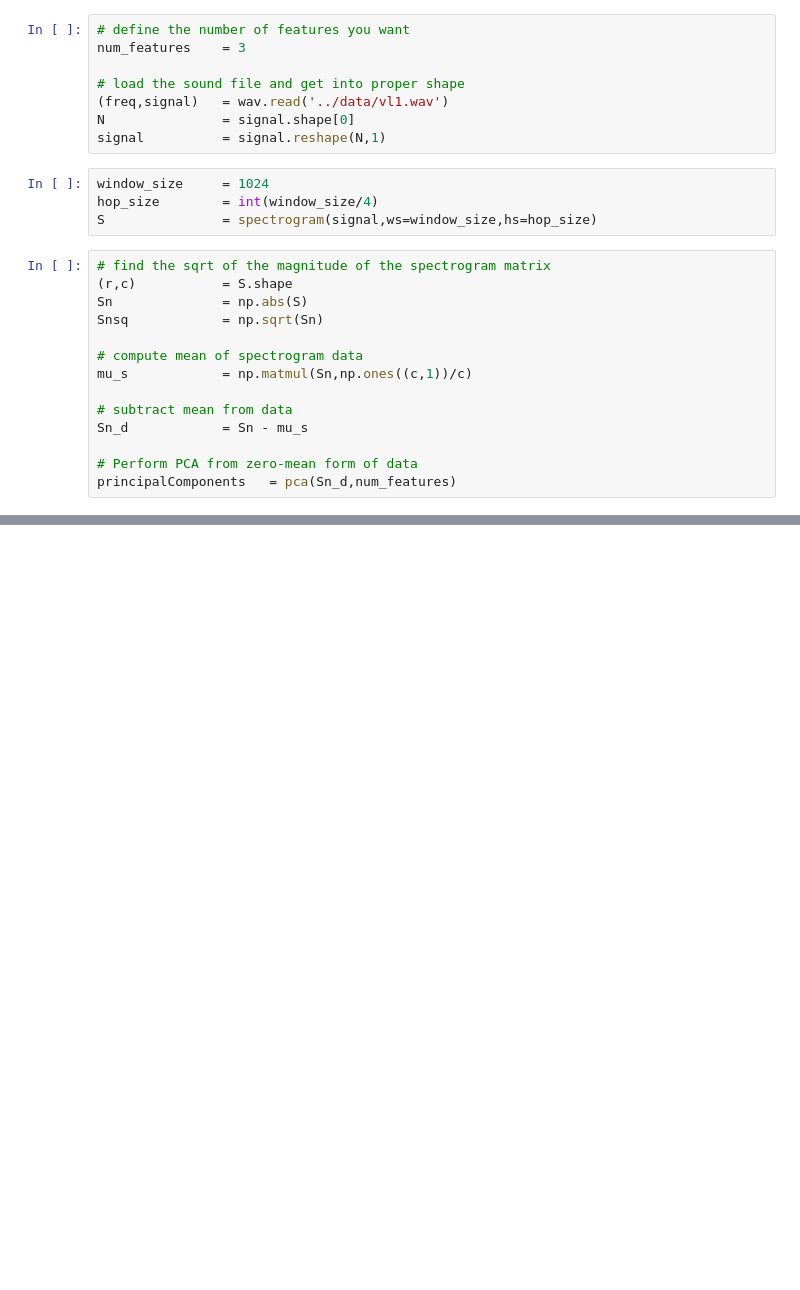
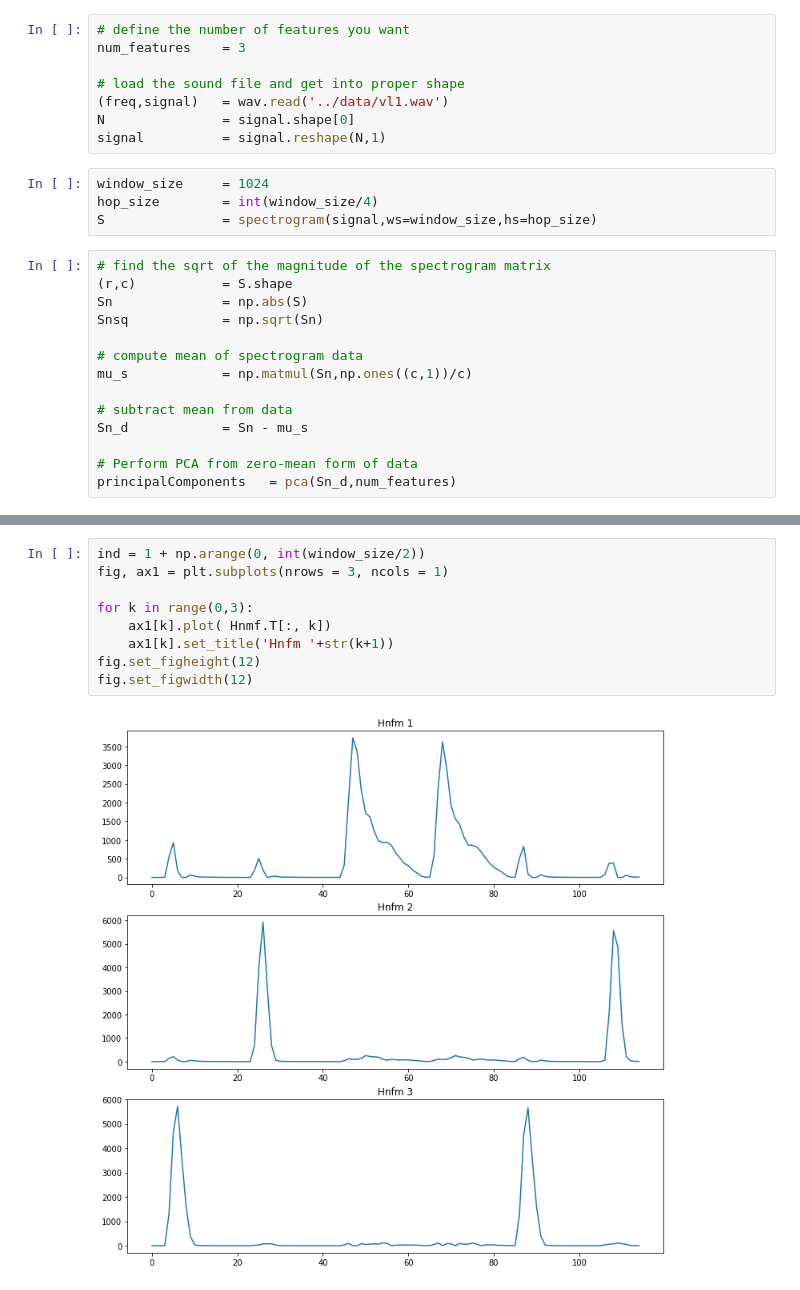
Before and after one commit to harrisnisar/CS598, a Jupyter notebook: HW2/Scripts/Problem 1.ipynb, the cells around one changed output, grey strips where cells are left out. Saved outputs shown, nothing was run; the diff lists cells and outputs as text; blank space fills up the shorter version.

```diff
--- a/HW2/Scripts/Problem 1.ipynb
+++ b/HW2/Scripts/Problem 1.ipynb
@@ -156,0 +181,11 @@ fig.set_figwidth(12)
+# %%
+ind = 1 + np.arange(0, int(window_size/2))
+fig, ax1 = plt.subplots(nrows = 3, ncols = 1)
+
+for k in range(0,3):
+    ax1[k].plot( Hnmf.T[:, k])
+    ax1[k].set_title('Hnfm '+str(k+1))
+fig.set_figheight(12)
+fig.set_figwidth(12)
+# %% [output]
+[figure, added]
```
Also changed, not shown: parts of 10 cells of this notebook, 3 other files.
